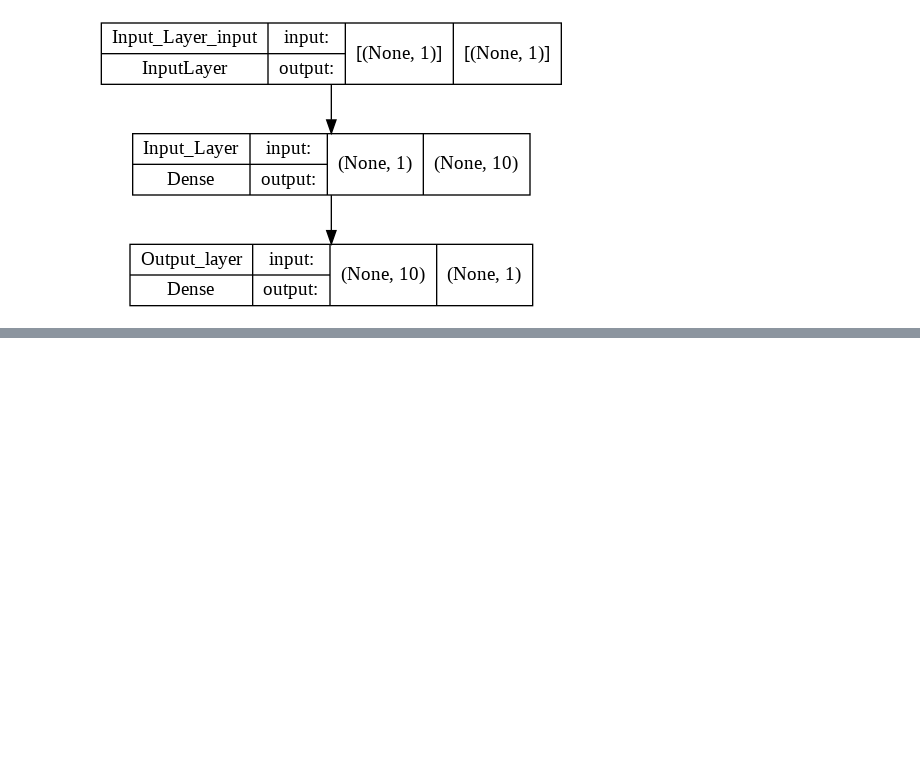
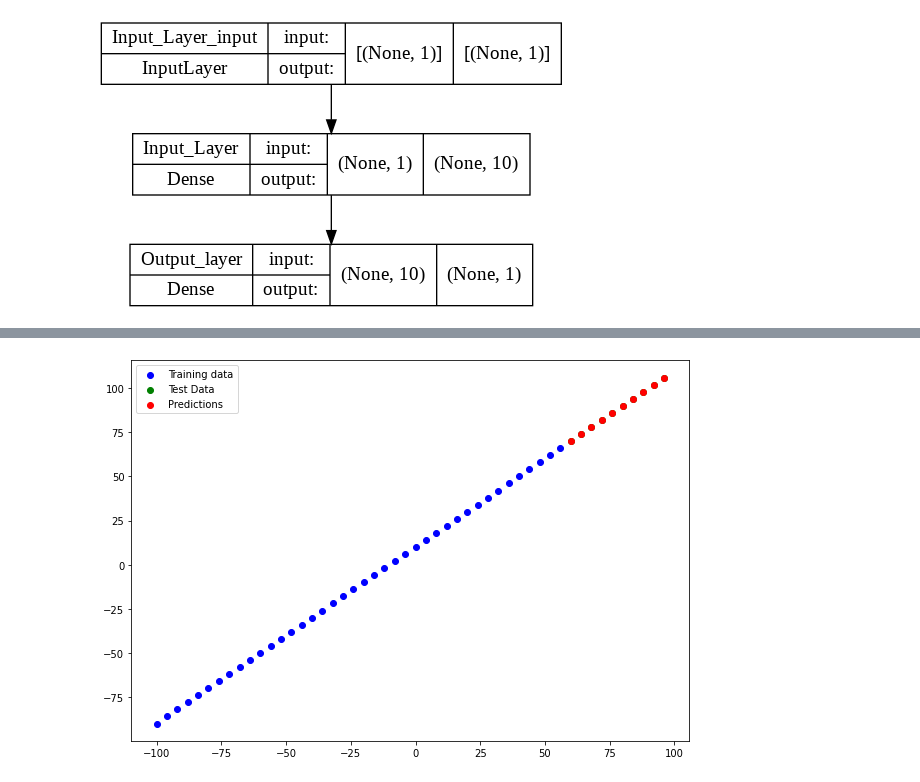
Before and after one commit to Jyoti1706/tensorflow-certification, a Jupyter notebook: 01_Neural_Network_Regression_with_Tensorflow.ipynb, the cells around one changed output, grey strips where cells are left out. Cells and saved outputs as stored; diff of their text form; code cells hidden in the pictures; blank space fills up the shorter version.

Commit message:
Added different model and calculated error

```diff
--- a/01_Neural_Network_Regression_with_Tensorflow.ipynb
+++ b/01_Neural_Network_Regression_with_Tensorflow.ipynb
@@ -510,3 +509,19 @@ from tensorflow.keras.utils import plot_model
 plot_model(model, show_shapes=True)
 # %% [output]
 [figure]
+# %%
+tf.random.set_seed(42)
+
+model = tf.keras.Sequential(
+    [tf.keras.layers.Dense(10, input_shape=[1], name = "Input_Layer"),
+     tf.keras.layers.Dense(1, name = "Output_layer")],
+     name = "Base_Model"
+)
+# Compile model (same as above)
+model.compile(loss=tf.keras.losses.mae,
+              optimizer=tf.keras.optimizers.Adam(learning_rate=0.005),
+              metrics=["mae"])
+model.summary()
+
+# Fit model (this time we'll train for longer)
+model.fit(tf.expand_dims(X, axis=-1), y, epochs=150) # train for 100 epochs not 10
@@ -512,0 +547,3 @@ plot_model(model, show_shapes=True)
+# %%
+y_pred = model.predict(X_test)
+y_pred
@@ -512,0 +561,12 @@ plot_model(model, show_shapes=True)
+# %%
+def plot_predictions(train_data = X_train, train_labels = y_train, test_data= X_test, test_label = y_test, predictions = y_pred):
+  plt.figure(figsize=(10,7))
+  plt.scatter(train_data, train_labels, c="b", label="Training data")
+  plt.scatter(test_data, test_label, c="g", label="Test Data")
+  plt.scatter(test_data, predictions, c="r", label="Predictions")
+  plt.legend();
+# %%
+#added no. of epochs, changed optimizer and added learning rate as 0.005
+plot_predictions(train_data = X_train, train_labels = y_train, test_data= X_test, test_label = y_test, predictions = y_pred)
+# %% [output]
+[figure, added]
```
Also changed, not shown: parts of 41 cells of this notebook.
